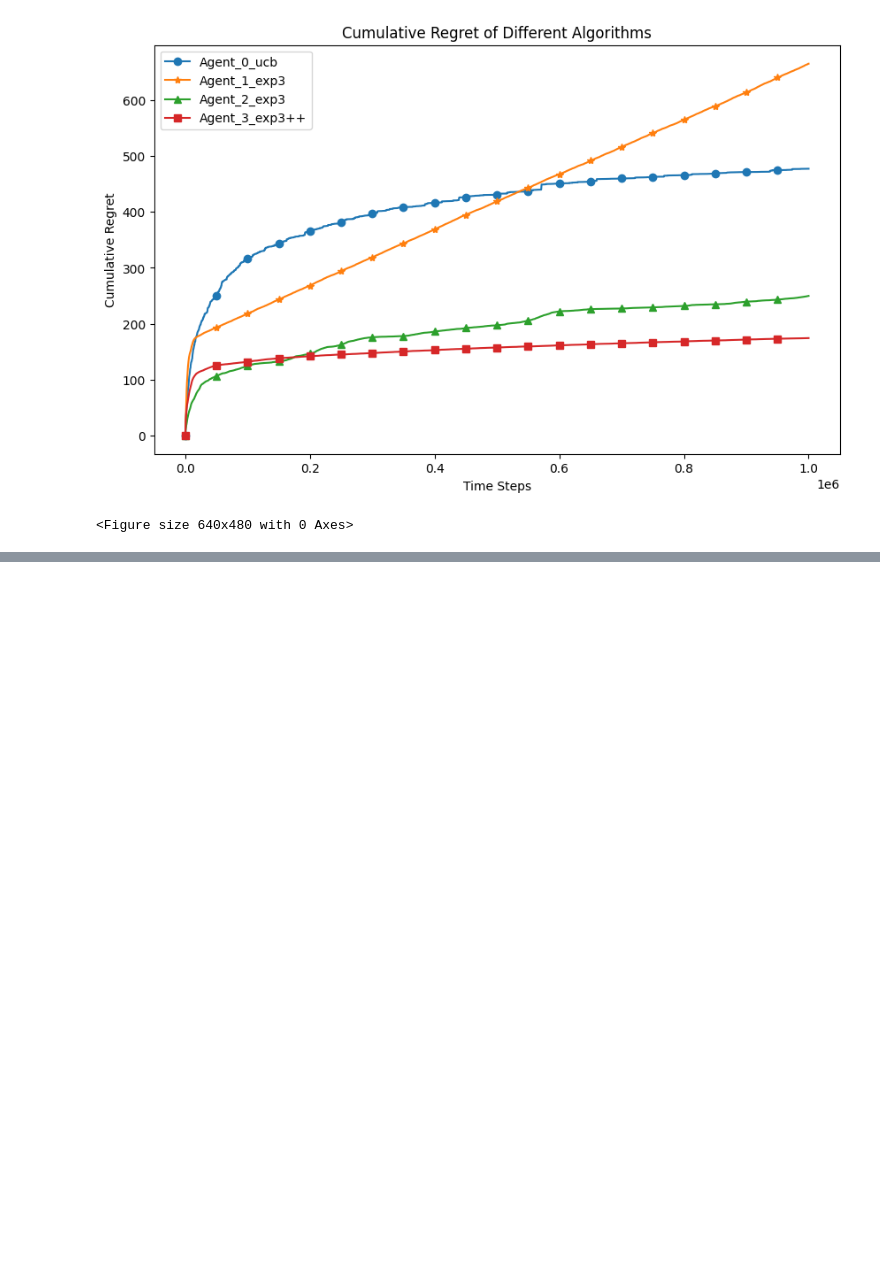
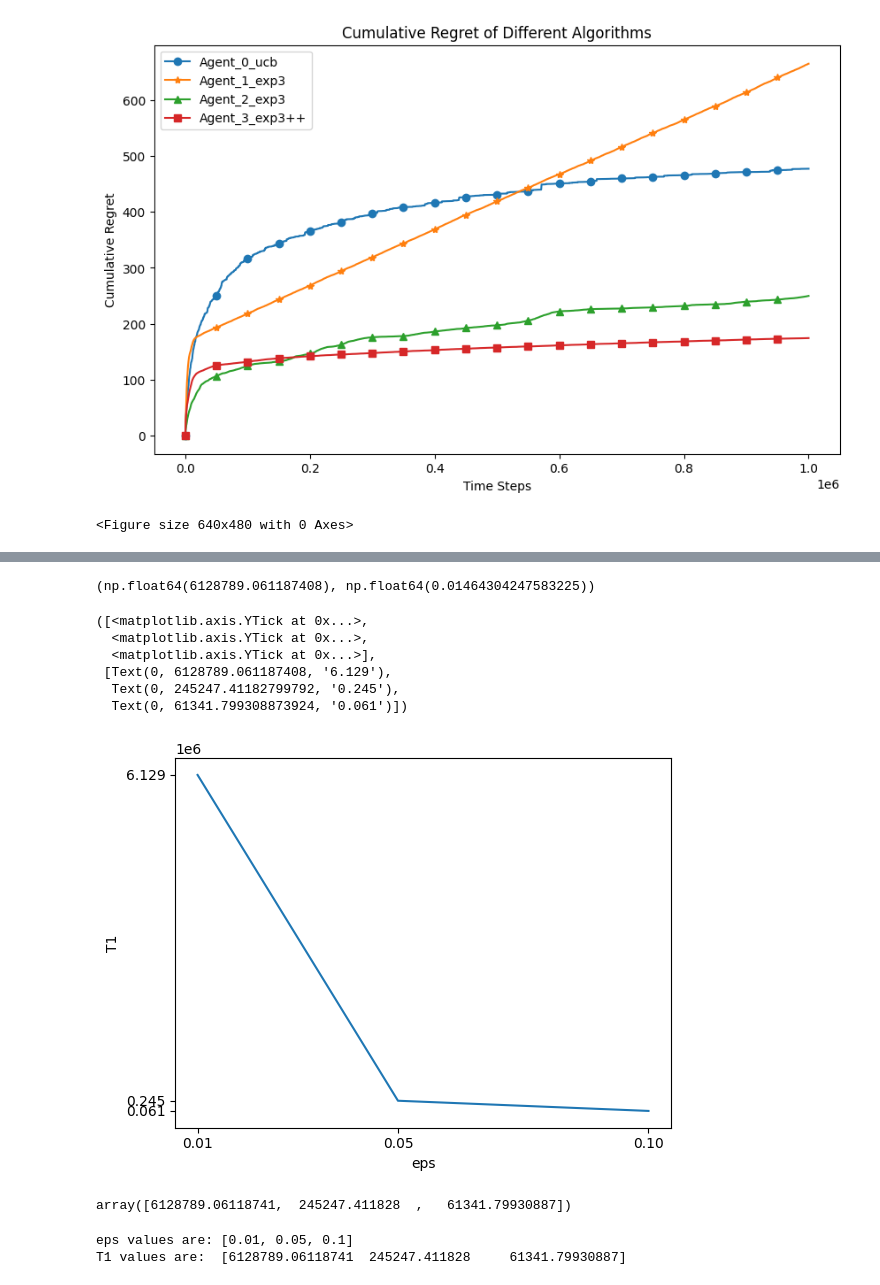
Before and after one commit to kishan-chakraborty/Bandit, a Jupyter notebook: experiments/analysis_exp3++.ipynb, the cells around one changed output, grey strips where cells are left out. Saved outputs shown, nothing was run; the diff lists cells and outputs as text; code cells hidden in the pictures; blank space fills up the shorter version.

```diff
--- a/experiments/analysis_exp3++.ipynb
+++ b/experiments/analysis_exp3++.ipynb
@@ -57,0 +74,12 @@ experiment.run()
+# %%
+# Finding T using RT/T = eps.
+delta = 0.1
+eps = 0.01
+sqrt_log_k = np.sqrt(np.log(K))
+
+A = np.log(2/delta)
+B = np.sqrt(2*K) * (2*sqrt_log_k + A/sqrt_log_k)
+C = -eps
+# %%
+val1 = (-B + np.sqrt(B**2 -4*A*C)) / (2*A)
+val2 = (-B - np.sqrt(B**2 -4*A*C)) / (2*A)
@@ -57,0 +89,14 @@ experiment.run()
+# %%
+T1, T2
+# %% [output]
+(np.float64(6128789.061187408), np.float64(0.01464304247583225))
+# %%
+def cal_t1(eps):
+    C = -eps
+    val1 = (-B + np.sqrt(B**2 -4*A*C)) / (2*A)
+    return (1/val1)**2
+# %%
+eps_arr = [0.01, 0.05, 0.1]
+t1_arr = np.zeros_like(eps_arr)
+for i, eps in enumerate(eps_arr):
+    t1_arr[i] = cal_t1(eps)
@@ -57,0 +105,24 @@ experiment.run()
+# %%
+plt.plot(eps_arr, t1_arr)
+plt.xlabel('eps')
+plt.ylabel('T1')
+plt.xticks(eps_arr)
+plt.yticks(t1_arr)
+# %% [output]
+([<matplotlib.axis.YTick at 0x...>,
+  <matplotlib.axis.YTick at 0x...>,
+  <matplotlib.axis.YTick at 0x...>],
+ [Text(0, 6128789.061187408, '6.129'),
+  Text(0, 245247.41182799792, '0.245'),
+  Text(0, 61341.799308873924, '0.061')])
+[figure, added]
+# %%
+t1_arr
+# %% [output]
+array([6128789.06118741,  245247.411828  ,   61341.79930887])
+# %%
+print('eps values are:', eps_arr)
+print('T1 values are: ', t1_arr)
+# %% [output]
+eps values are: [0.01, 0.05, 0.1]
+T1 values are:  [6128789.06118741  245247.411828     61341.79930887]
```
Also changed, not shown: parts of 6 cells of this notebook, 1 other file.
